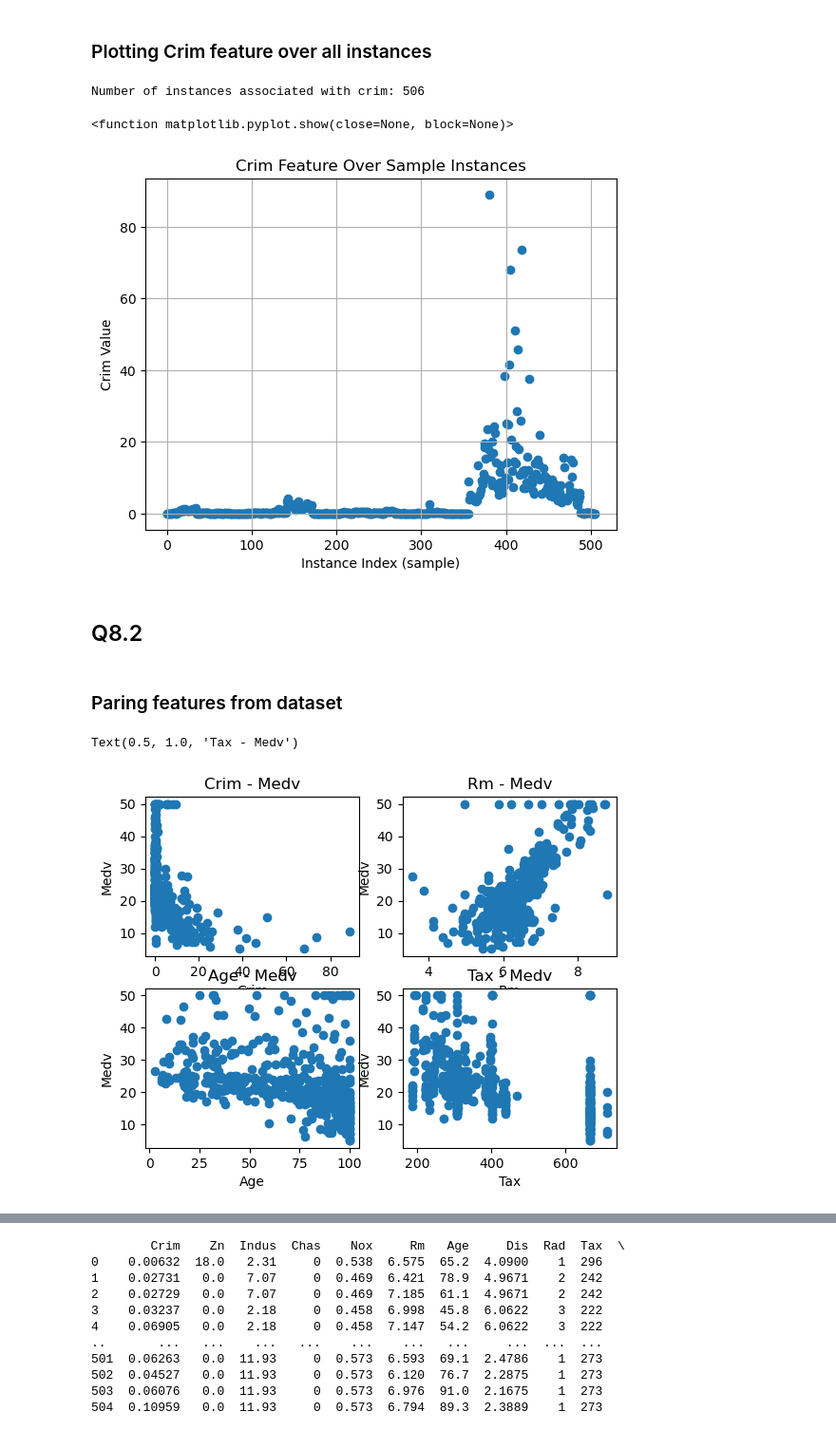
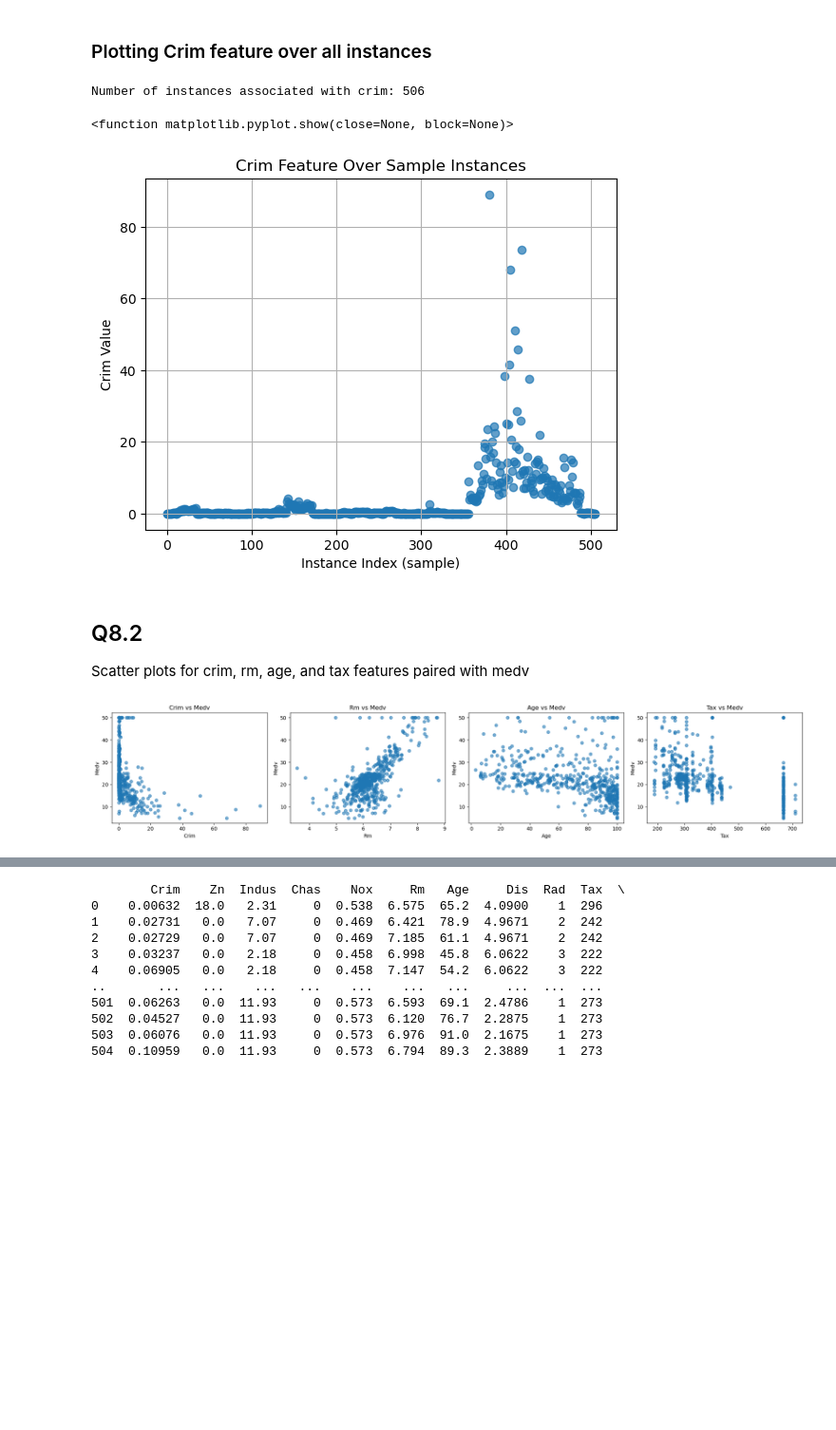
Before and after one commit to BranfordS813/CAP_6619_Coding_Tasks, a Jupyter notebook: Homework/Homework_1/Coding_Questions/Sanford_HW_1_Q8.ipynb, the cells around one changed output, grey strips where cells are left out. Shown at 95% size. Drawn from its saved outputs; the diff is of its cells as text; code cells hidden in the pictures; blank space fills up the shorter version.

```diff
--- a/Homework/Homework_1/Coding_Questions/Sanford_HW_1_Q8.ipynb
+++ b/Homework/Homework_1/Coding_Questions/Sanford_HW_1_Q8.ipynb
@@ -52,7 +55,7 @@ print(f"Number of instances associated with crim: {x_crim}")
 x_index = np.arange(x_crim)
 # print(x_index)
 
-plt.scatter(x_index, y_crim, marker = 'o')
+plt.scatter(x_index, y_crim, marker = 'o', alpha=0.7) # Alpha is added to help discern overlaping datapoints
 plt.xlabel('Instance Index (sample)')
 plt.ylabel('Crim Value')
 plt.title('Crim Feature Over Sample Instances')
@@ -61,8 +64,8 @@ plt.show
 # %% [output]
 Number of instances associated with crim: 506
 <function matplotlib.pyplot.show(close=None, block=None)>
-[figure, old version]
+[figure, new version]
 # %% [markdown]
 ## Q8.2
+
+Scatter plots for crim, rm, age, and tax features paired with medv
-# %% [markdown]
-### Paring features from dataset
@@ -87,48 +72,48 @@ tax_medv_sort = tax_medv.sort_values('Tax')
 # %%
-# Scatter sub plot correlations with medv
+# set features as variables
 
-# y-values for plots
-CM_y_medv = crim_medv_sort['Medv'];
-RM_y_medv = rm_medv_sort['Medv'];
-AGE_y_mdev = age_medv_sort['Medv'];
-TAX_y_medv = tax_medv_sort['Medv'];
+# Medv as y-value
+y_medv = housing['Medv']
 
-# x-values for plots
-x_crim = crim_medv_sort['Crim'];
-x_rm = rm_medv_sort['Rm'];
-x_age = age_medv_sort['Age'];
-x_tax = tax_medv_sort['Tax'];
+# Crim, Rm, Age, and Tax as x-values
+x_crim = housing['Crim']
+x_rm = housing['Rm']
+x_age = housing['Age']
+x_tax = housing['Tax']
 
-# Subplots
+# Plotting colums as 1x4 frame
+plt.figure(figsize=(20, 4))
 
-# plt.figure(figsize=(20,5))
-plt.subplot(2,2,1)
-plt.scatter(x_crim, CM_y_medv, marker = 'o')
+# plot 1: Crim vs Medv
+plt.subplot(1, 4, 1)
+plt.scatter(x_crim, y_medv, alpha=0.6)
 plt.xlabel('Crim')
 plt.ylabel('Medv')
-plt.title('Crim - Medv')
+plt.title('Crim vs Medv')
 
-# plt.figure(figsize = (20, 5))
-plt.subplot(2,2,2)
-plt.scatter(x_rm, RM_y_medv, marker = 'o')
+# plot 2: Rm vs Medv
+plt.subplot(1, 4, 2)
+plt.scatter(x_rm, y_medv, alpha=0.6)
 plt.xlabel('Rm')
 plt.ylabel('Medv')
-plt.title('Rm - Medv')
+plt.title('Rm vs Medv')
 
-# plt.figure(figsize = (20, 5))
-plt.subplot(2,2,3)
-plt.scatter(x_age, AGE_y_mdev, marker = 'o')
+# plot 3: Age vs Medv
+plt.subplot(1, 4, 3)
+plt.scatter(x_age, y_medv, alpha=0.6)
 plt.xlabel('Age')
 plt.ylabel('Medv')
-plt.title('Age - Medv')
+plt.title('Age vs Medv')
 
-# plt.figure(figsize = (20, 5))
-plt.subplot(2,2,4)
-plt.scatter(x_tax, TAX_y_medv, marker = 'o')
+# plot 4: Tax vs Medv
+plt.subplot(1, 4, 4)
+plt.scatter(x_tax, y_medv, alpha = 0.6)
 plt.xlabel('Tax')
 plt.ylabel('Medv')
-plt.title('Tax - Medv')
+plt.title('Tax vs Medv')
+
+plt.tight_layout()
+plt.show()
 # %% [output]
-Text(0.5, 1.0, 'Tax - Medv')
-[figure, old version]
+[figure, new version]
 # %% [markdown]
```
Also changed, not shown: parts of 23 cells of this notebook.
